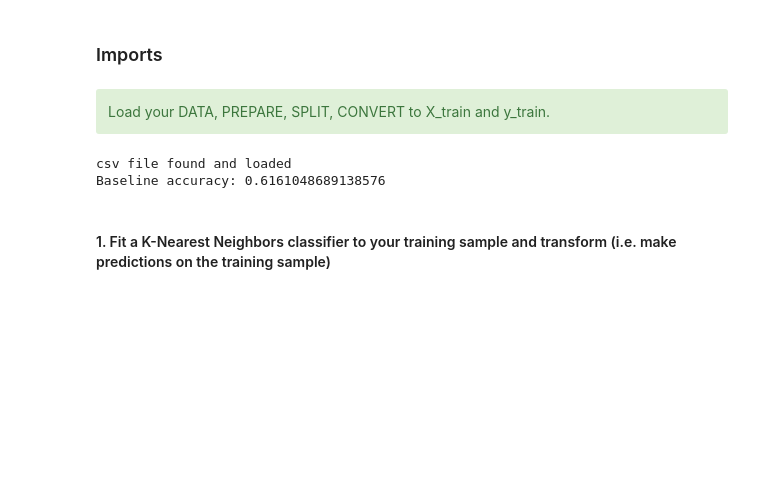
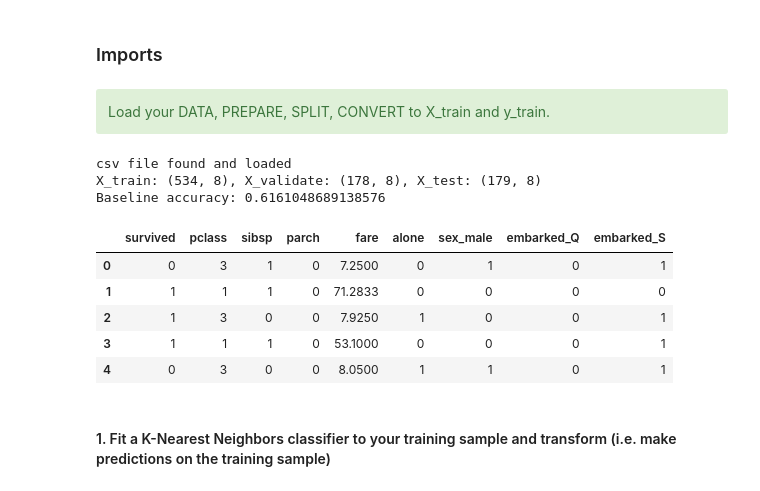
Before and after one commit to rosendo-lugo/classification-exercises, a Jupyter notebook: knn_model.ipynb, the cells around one changed output. Drawn from its saved outputs; the diff is of its cells as text; code cells hidden in the pictures; blank space fills up the shorter version.

```diff
--- a/knn_model.ipynb
+++ b/knn_model.ipynb
@@ -56,15 +56,15 @@ titanic_df = prepare.prep_titanic(titanic_df)
 # Prepare and Split my data
 train, validate, test = prepare.split_function(titanic_df, 'survived')
 
-# ------------------------
+# ---------------------------------------------------------------------------------
 # Lets drop 'passenger_id', 'survived', 'sex', 'embarked' because they either are objects or don't add value to the data.
 # Also, we need to remove the 'survived' column because is our TARGET.
 # Also, lets convert train, validate and test.
-X_train = train.drop(columns = ['passenger_id', 'survived', 'sex', 'embarked'])
-X_validate = validate.drop(columns = ['passenger_id', 'survived', 'sex', 'embarked'])
-X_test = test.drop(columns = ['passenger_id', 'survived', 'sex', 'embarked'])
+X_train = train.drop(columns = ['survived'])
+X_validate = validate.drop(columns = ['survived'])
+X_test = test.drop(columns = ['survived'])
 
-# ------------------------
+# ---------------------------------------------------------------------------------
 # Set a target
 target = 'survived'
 
@@ -73,14 +73,58 @@ y_train = train[target]
 y_validate = validate[target]
 y_test = test[target]
 
-# ------------------------
+# Check the shape
+print(f'X_train: {X_train.shape}, X_validate: {X_validate.shape}, X_test: {X_test.shape}')
+
+# ---------------------------------------------------------------------------------
 # calculate baseline accuracy
-# baseline_accuracy = (train.servived == 0)
-baseline_accuracy = 329 / (329+205)
-print(f'Baseline accuracy: {baseline_accuracy}')
+def establish_baseline(y_train):
+    #est baseline
+    baseline_prediction = y_train.mode()
+
+    #create series of prediction with that baseline val
+    #same len as y_train
+    y_train_pred = pd.Series((baseline_prediction[0]), range(len(y_train)))
+
+    #compute the confusion matrix for Accuracy
+    cm= confusion_matrix(y_train, y_train_pred)
+    tn, fp, fn, tp = cm.ravel()
+
+    accuracy = (tp+tn) / (tp+tn+fp+fn)
+
+    return accuracy
+
+# write a function to compute the baseline for a classification model
+
+def establish_baseline(y_train):
+    #  establish the value we will predict for all observations
+    baseline_prediction = y_train.mode()
+
+    # create a series of predictions with that value,
+    # the same length as our training set
+    y_train_pred = pd.Series((baseline_prediction[0]), range(len(y_train)))
+
+    # compute accuracy of baseline
+    cm = confusion_matrix(y_train, y_train_pred)
+    tn, fp, fn, tp = cm.ravel()
+
+    accuracy = (tp+tn)/(tn+fp+fn+tp)
+    return accuracy
+
+print(f'Baseline accuracy: {establish_baseline(y_train)}')
 # %% [output]
 csv file found and loaded
+X_train: (534, 8), X_validate: (178, 8), X_test: (179, 8)
 Baseline accuracy: 0.6161048689138576
+# %%
+titanic_df.head()
+# %% [output]
+|  | survived | pclass | sibsp | parch | fare | alone | sex_male | embarked_Q | embarked_S |
+| 0 | 0 | 3 | 1 | 0 | 7.2500 | 0 | 1 | 0 | 1 |
+| 1 | 1 | 1 | 1 | 0 | 71.2833 | 0 | 0 | 0 | 0 |
+| 2 | 1 | 3 | 0 | 0 | 7.9250 | 1 | 0 | 0 | 1 |
+| 3 | 1 | 1 | 1 | 0 | 53.1000 | 0 | 0 | 0 | 1 |
+| 4 | 0 | 3 | 0 | 0 | 8.0500 | 1 | 1 | 0 | 1 |
 # %% [markdown]
 #### 1. Fit a K-Nearest Neighbors classifier to your training sample and transform (i.e. make predictions on the training sample)
 # %% [markdown]
```
Also changed, not shown: parts of 25 cells of this notebook, 3 other files.
